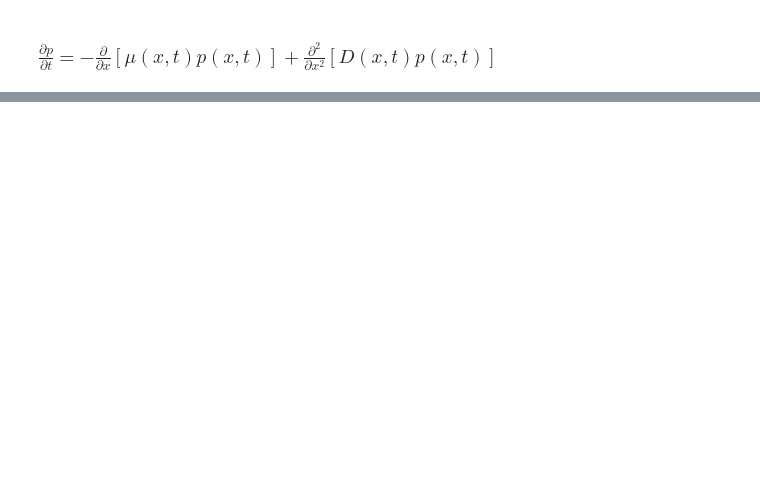
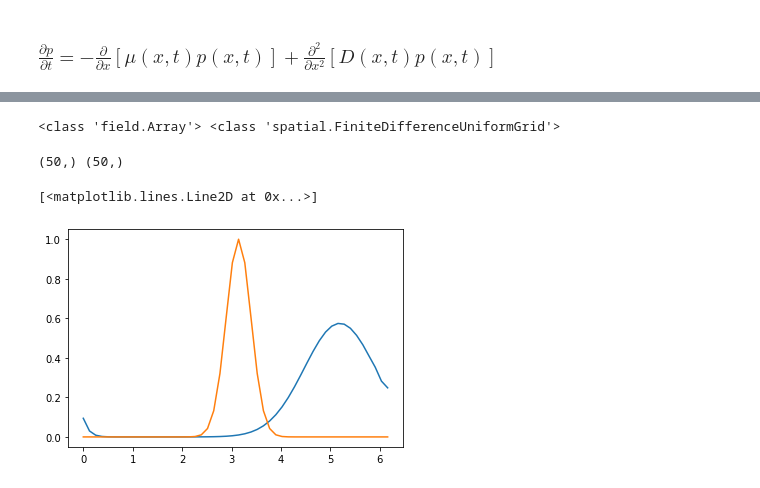
Before and after one commit to nomahen/FokkerPlanck, a Jupyter notebook: fokker_planck.ipynb, the cells around one changed output, grey strips where cells are left out. Saved outputs shown, nothing was run; the diff lists cells and outputs as text; code cells hidden in the pictures; blank space fills up the shorter version.

```diff
--- a/fokker_planck.ipynb
+++ b/fokker_planck.ipynb
@@ -137,0 +220,49 @@ print(domain.grids[0].values)
+# %%
+resolution = 50
+alpha = .1
+spatial_order = 4
+
+grid_x = field.UniformPeriodicGrid(resolution,2*np.pi)
+grid_y = field.UniformPeriodicGrid(resolution,2*np.pi)
+domain = field.Domain((grid_x, grid_y))
+
+
+x, y = domain.values()
+#print(np.shape(x[0]))
+
+p = field.Field(domain)
+X = field.FieldSystem([p])
+r = x-np.pi
+IC = np.exp(-r**2*8)
+p.data[:]=IC
+gamma=0.5
+mu = field.Array(domain,0.5*np.ones(p.data.shape))
+D = field.Array(domain,0.1*np.ones(p.data.shape))
+
+
+gamma *= np.ones(resolution)
+mu = field.Array(domain,domain.grids[0].values[:,None]*(gamma))
+
+
+
+
+diff = FokkerPlanck_2D(X,mu,D)
+
+tmax = 1-1e-5
+
+dt = alpha * domain.grids[0].dx
+
+while diff.t < tmax:
+    diff.step(dt)
+
+# matrix shape is =  (200, 200) matrix sig =  [1, 0] array shape is =  (200,) arr_sig =  [0] out_sig =  [1]
+# %% [output]
+<class 'field.Array'> <class 'spatial.FiniteDifferenceUniformGrid'>
+# %%
+print(np.shape(x[:,0]), np.shape(p.data[:,0]))
+plt.plot(x[:,0],p.data[:,5])
+plt.plot(x[:,0],IC[:,0])
+# %% [output]
+(50,) (50,)
+[<matplotlib.lines.Line2D at 0x...>]
+[figure, added]
```
Also changed, not shown: parts of 7 cells of this notebook, 2 other files.
